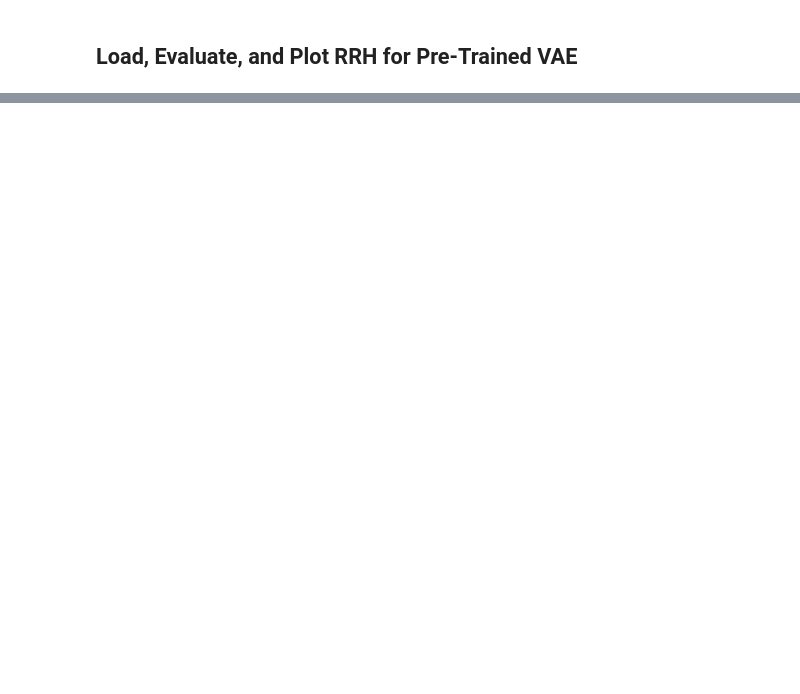
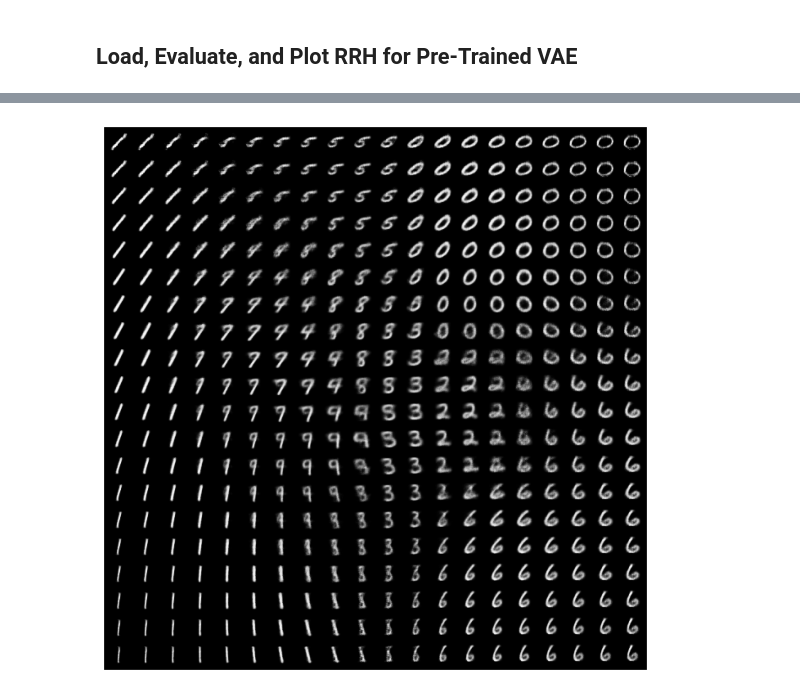
Before and after one commit to harvey2phase/rrh-MNIST, a Jupyter notebook: RRH_MNIST.ipynb, the cells around one changed output, grey strips where cells are left out. Cells and saved outputs as stored; diff of their text form; code cells hidden in the pictures; blank space fills up the shorter version.

```diff
--- a/RRH_MNIST.ipynb
+++ b/RRH_MNIST.ipynb
@@ -509,0 +618,4 @@ plot_rrh(gammas, alphas, betas)
+# %%
+visualize_latent_space(pretrained_vae)
+# %% [output]
+[figure, added]
```
Also changed, not shown: parts of 27 cells of this notebook.
